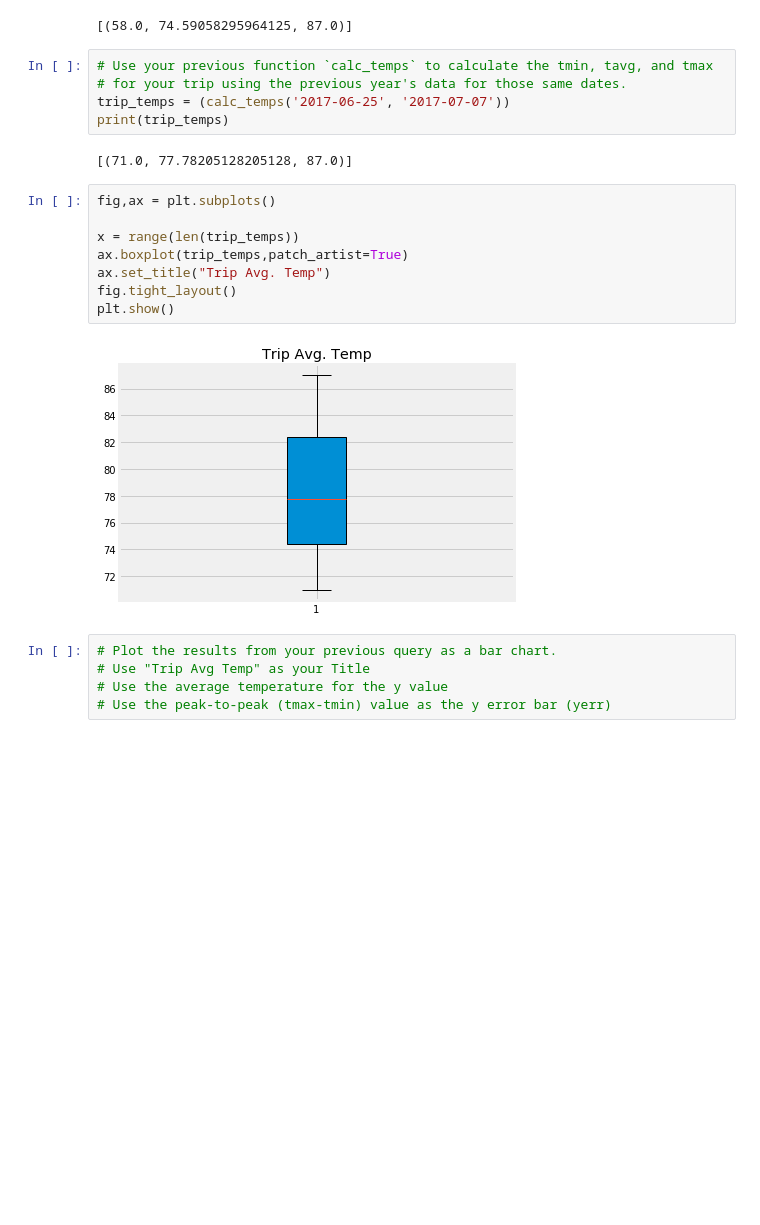
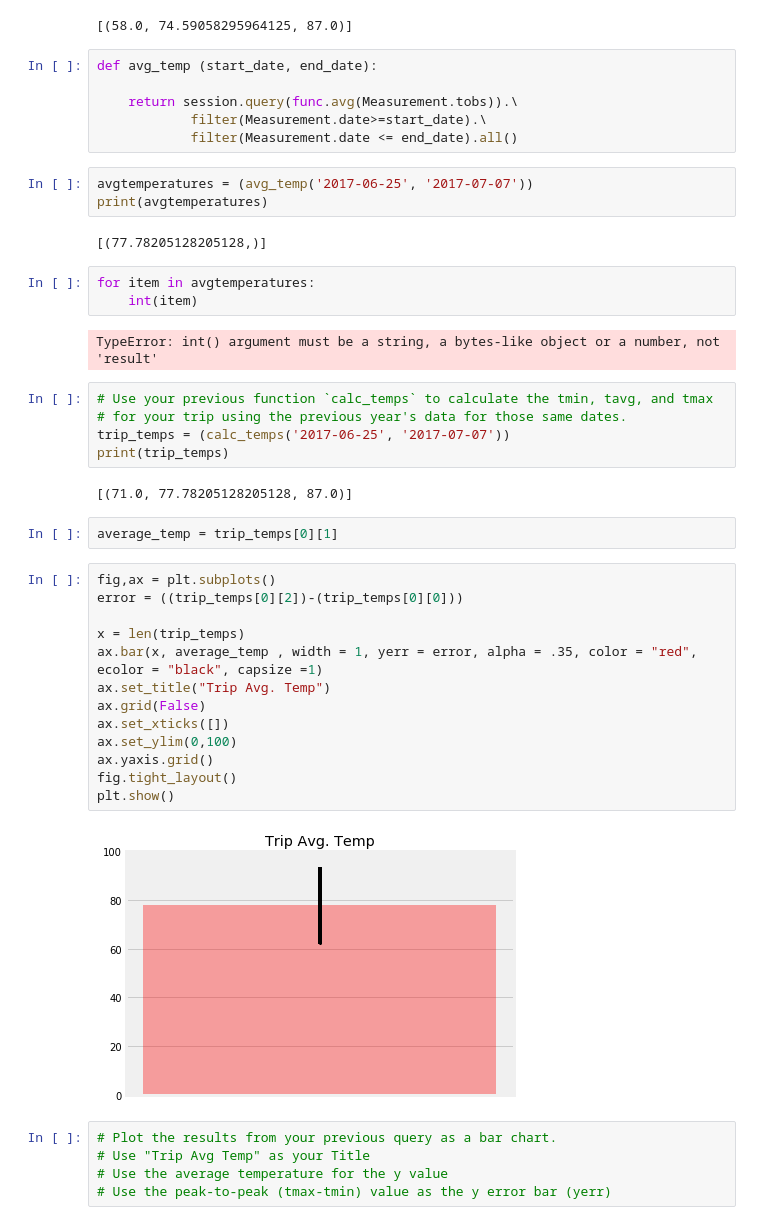
Before and after one commit to doradojt/SQLAlchemyHMK, a Jupyter notebook: SQLAlchemyHomeworkJM.ipynb, the cells around one changed output. Cells and saved outputs as stored; diff of their text form; blank space fills up the shorter version.

```diff
--- a/SQLAlchemyHomeworkJM.ipynb
+++ b/SQLAlchemyHomeworkJM.ipynb
@@ -434,6 +434,22 @@ def calc_temps(start_date, end_date):
 print(calc_temps('2016-08-23', '2017-08-23'))
 # %% [output]
 [(58.0, 74.59058295964125, 87.0)]
+# %%
+def avg_temp (start_date, end_date):
+
+    return session.query(func.avg(Measurement.tobs)).\
+            filter(Measurement.date>=start_date).\
+            filter(Measurement.date <= end_date).all()
+# %%
+avgtemperatures = (avg_temp('2017-06-25', '2017-07-07'))
+print(avgtemperatures)
+# %% [output]
+[(77.78205128205128,)]
+# %%
+for item in avgtemperatures:
+    int(item)
+# %% [output]
+TypeError: int() argument must be a string, a bytes-like object or a number, not 'result'
 # %%
 # Use your previous function `calc_temps` to calculate the tmin, tavg, and tmax
 # for your trip using the previous year's data for those same dates.
@@ -441,16 +457,23 @@ trip_temps = (calc_temps('2017-06-25', '2017-07-07'))
 print(trip_temps)
 # %% [output]
 [(71.0, 77.78205128205128, 87.0)]
+# %%
+average_temp = trip_temps[0][1]
 # %%
 fig,ax = plt.subplots()
+error = ((trip_temps[0][2])-(trip_temps[0][0]))
 
-x = range(len(trip_temps))
-ax.boxplot(trip_temps,patch_artist=True)
+x = len(trip_temps)
+ax.bar(x, average_temp , width = 1, yerr = error, alpha = .35, color = "red", ecolor = "black", capsize =1)
 ax.set_title("Trip Avg. Temp")
+ax.grid(False)
+ax.set_xticks([])
+ax.set_ylim(0,100)
+ax.yaxis.grid()
 fig.tight_layout()
 plt.show()
 # %% [output]
-[figure, old version]
+[figure, new version]
 # %%
 # Plot the results from your previous query as a bar chart.
 # Use "Trip Avg Temp" as your Title
```
Also changed, not shown: parts of 2 cells of this notebook.
